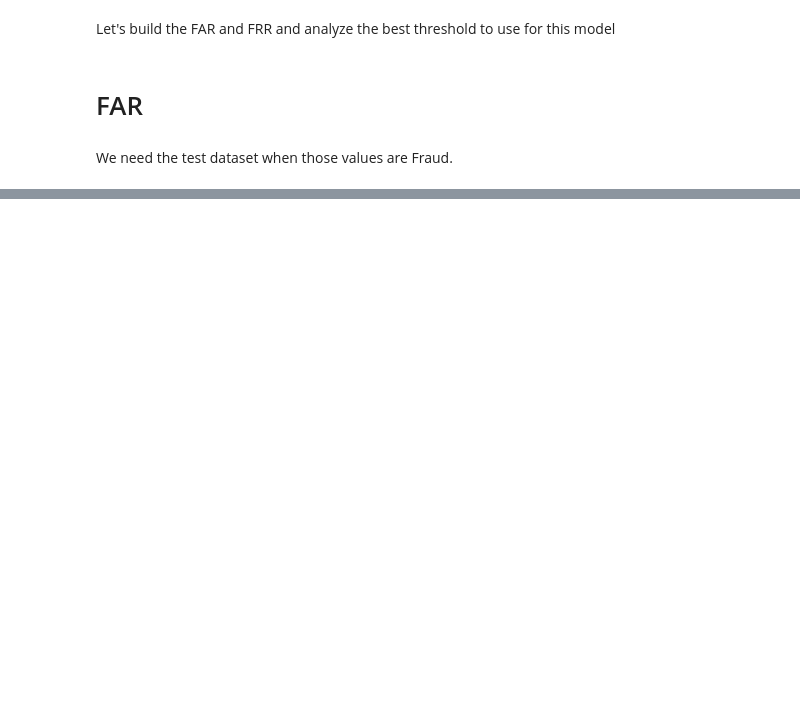
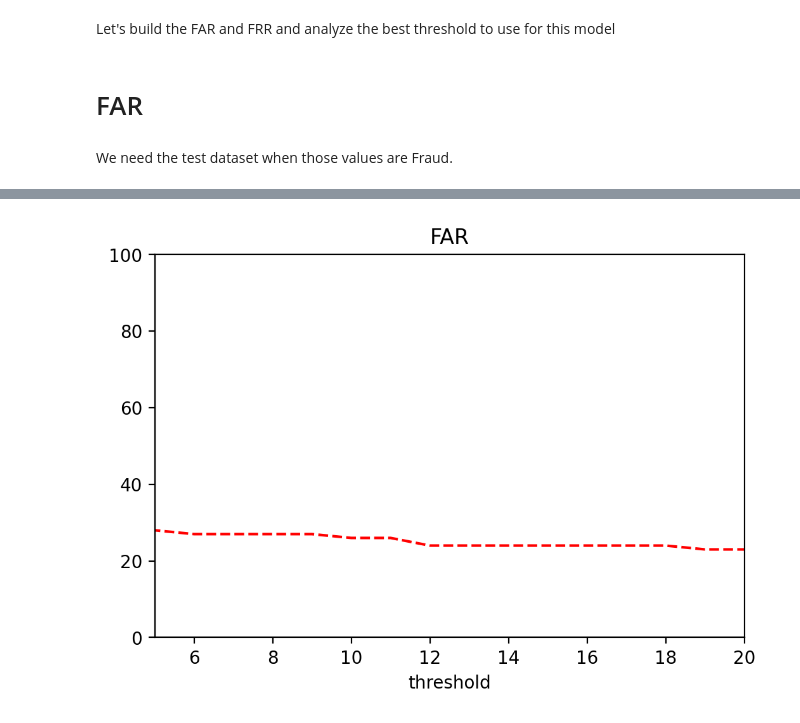
Before and after one commit to LucianoBatista/fraud-detection-classifier, a Jupyter notebook: analysis/evaluate-frr-far-curves.ipynb, the cells around one changed output, grey strips where cells are left out. Saved outputs shown, nothing was run; the diff lists cells and outputs as text; code cells hidden in the pictures; blank space fills up the shorter version.

```diff
--- a/analysis/evaluate-frr-far-curves.ipynb
+++ b/analysis/evaluate-frr-far-curves.ipynb
@@ -11,2 +25,5 @@ We need the test dataset when those values are Fraud.
+# %%
+fraud_transformed_data = pd.concat([x_test, y_test], axis=1)
+not_fraud_100 = fraud_transformed_data[fraud_transformed_data["is_fraud"] == 0].sample(100).drop(['is_fraud'], axis=1)
 # %%
 a = []
@@ -37,0 +68,7 @@ far
+# %%
+# far
+yhat_class = model.predict(not_fraud_100)
+yhat_prob = model.predict_proba(not_fraud_100)
+probs = list(yhat_prob[:, 1]*100)
+probs_int = [int(prob) for prob in probs]
+probs_int
@@ -37,0 +168,9 @@ far
+# %%
+plt.plot(threshold,far,'--r')
+plt.xlabel('threshold')
+plt.title('FAR')
+
+plt.axis([5, 20, 0, 100])
+plt.show()
+# %% [output]
+[figure, added]
```
Also changed, not shown: parts of 13 cells of this notebook.
